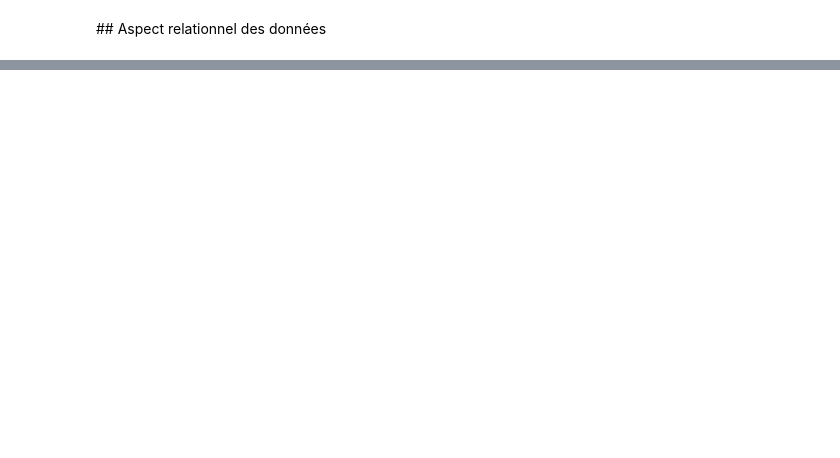
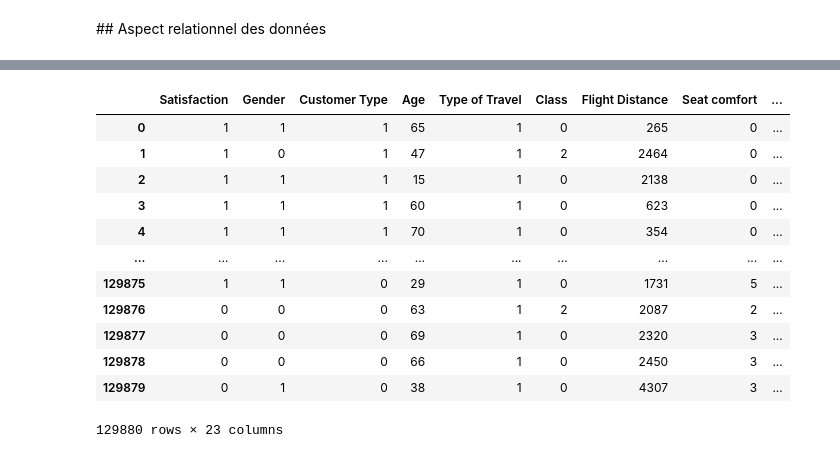
Before and after one commit to data-IA-2022/Airline_Jeremy, a Jupyter notebook: sentiment_analysis_notebook.ipynb, the cells around one changed output, grey strips where cells are left out. Saved outputs shown, nothing was run; the diff lists cells and outputs as text; code cells hidden in the pictures; blank space fills up the shorter version.

```diff
--- a/sentiment_analysis_notebook.ipynb
+++ b/sentiment_analysis_notebook.ipynb
@@ -119,0 +193,13 @@ df.describe()
+# %%
+df_pour_correlation = df.copy()
+
+colonnes_num = list(df_pour_correlation.select_dtypes(include=['int', 'float']).columns)
+colonnes_cat = list(df_pour_correlation.select_dtypes(include=['object']).columns)
+
+print(f'Colonnes numériques : {colonnes_num}')
+print(f'Colonnes catégorielles : {colonnes_cat}')
+
+print(f'\nPossibilités dans les colonnes catégorielles : \n')
+for nom_colonne in colonnes_cat:
+    print(f'{nom_colonne} : {df_pour_correlation[nom_colonne].unique()}')
+    print('-------------------')
@@ -119,0 +222,22 @@ df.describe()
+# %%
+
+df_pour_correlation['Gender'] = df_pour_correlation['Gender'].replace({'Female': 1, 'Male': 0})
+df_pour_correlation['Satisfaction'] = df_pour_correlation['Satisfaction'].replace({'satisfied': 1, 'neutral or dissatisfied': 0})
+df_pour_correlation['Customer Type'] = df_pour_correlation['Customer Type'].replace({'Loyal Customer': 1, 'disloyal Customer': 0})
+df_pour_correlation['Type of Travel'] = df_pour_correlation['Type of Travel'].replace({'Personal Travel': 1, 'Business travel': 0})
+df_pour_correlation['Class'] = df_pour_correlation['Class'].replace({'Business': 2, 'Eco Plus': 1, 'Eco': 0})
+df_pour_correlation
+# %% [output]
+|  | Satisfaction | Gender | Customer Type | Age | Type of Travel | Class | Flight Distance | Seat comfort | ... |
+| 0 | 1 | 1 | 1 | 65 | 1 | 0 | 265 | 0 | ... |
+| 1 | 1 | 0 | 1 | 47 | 1 | 2 | 2464 | 0 | ... |
+| 2 | 1 | 1 | 1 | 15 | 1 | 0 | 2138 | 0 | ... |
+| 3 | 1 | 1 | 1 | 60 | 1 | 0 | 623 | 0 | ... |
+| 4 | 1 | 1 | 1 | 70 | 1 | 0 | 354 | 0 | ... |
+| ... | ... | ... | ... | ... | ... | ... | ... | ... | ... |
+| 129875 | 1 | 1 | 0 | 29 | 1 | 0 | 1731 | 5 | ... |
+| 129876 | 0 | 0 | 0 | 63 | 1 | 2 | 2087 | 2 | ... |
+| 129877 | 0 | 0 | 0 | 69 | 1 | 0 | 2320 | 3 | ... |
+| 129878 | 0 | 0 | 0 | 66 | 1 | 0 | 2450 | 3 | ... |
+| 129879 | 0 | 1 | 0 | 38 | 1 | 0 | 4307 | 3 | ... |
+129880 rows × 23 columns
```
Also changed, not shown: parts of 49 cells of this notebook, 1 other file.
